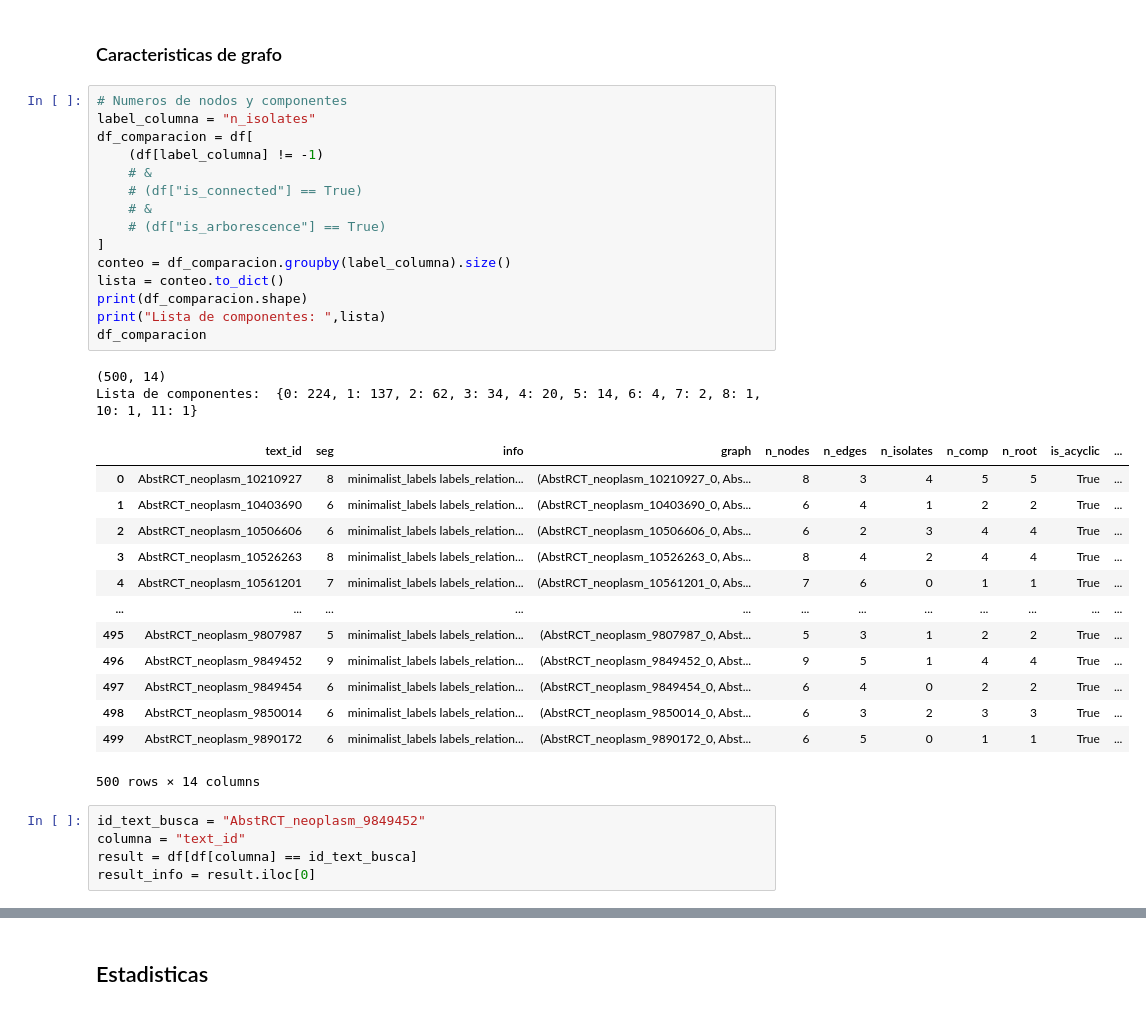
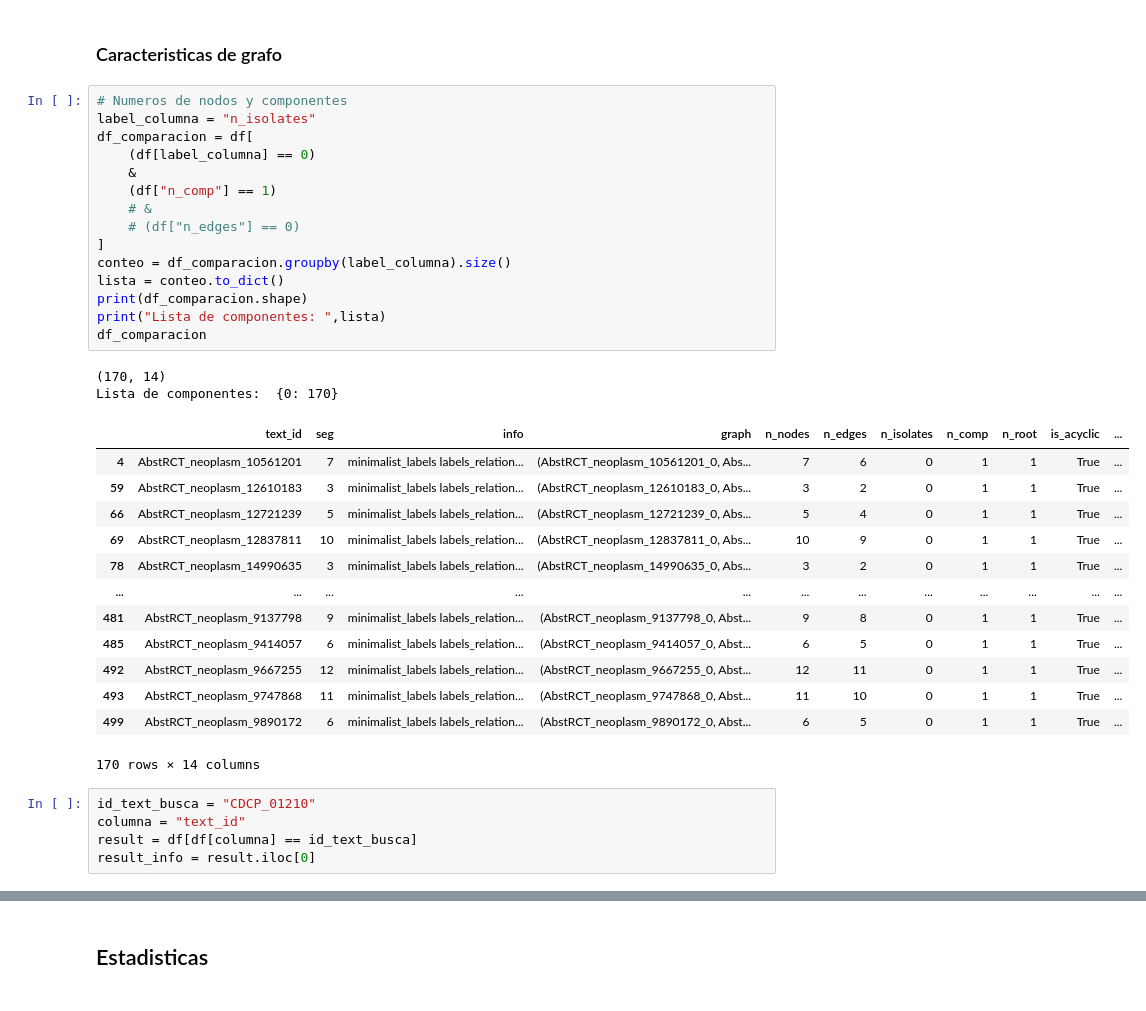
Before and after one commit to cfabianbarretop/argumentation-dataset, a Jupyter notebook: analisis_dataset/analisis_dataset_minimal_v5.ipynb, the cells around one changed output, grey strips where cells are left out. Drawn from its saved outputs; the diff is of its cells as text.

```diff
--- a/analisis_dataset/analisis_dataset_minimal_v5.ipynb
+++ b/analisis_dataset/analisis_dataset_minimal_v5.ipynb
@@ -161,36 +164,36 @@ df
 # %%
 # Numeros de nodos y componentes
 label_columna = "n_isolates"
 df_comparacion = df[
-    (df[label_columna] != -1)
+    (df[label_columna] == 0)
+    &
+    (df["n_comp"] == 1)
     # &
-    # (df["is_connected"] == True)
-    # &
-    # (df["is_arborescence"] == True)
+    # (df["n_edges"] == 0)
 ]
 conteo = df_comparacion.groupby(label_columna).size()
 lista = conteo.to_dict()
 print(df_comparacion.shape)
 print("Lista de componentes: ",lista)
 df_comparacion
 # %% [output]
-(500, 14)
-Lista de componentes:  {0: 224, 1: 137, 2: 62, 3: 34, 4: 20, 5: 14, 6: 4, 7: 2, 8: 1, 10: 1, 11: 1}
+(170, 14)
+Lista de componentes:  {0: 170}
 |  | text_id | seg | info | graph | n_nodes | n_edges | n_isolates | n_comp | n_root | is_acyclic | ... |
-| 0 | AbstRCT_neoplasm_10210927 | 8 | minimalist_labels labels_relation... | (AbstRCT_neoplasm_10210927_0, Abs... | 8 | 3 | 4 | 5 | 5 | True | ... |
-| 1 | AbstRCT_neoplasm_10403690 | 6 | minimalist_labels labels_relation... | (AbstRCT_neoplasm_10403690_0, Abs... | 6 | 4 | 1 | 2 | 2 | True | ... |
-| 2 | AbstRCT_neoplasm_10506606 | 6 | minimalist_labels labels_relation... | (AbstRCT_neoplasm_10506606_0, Abs... | 6 | 2 | 3 | 4 | 4 | True | ... |
-| 3 | AbstRCT_neoplasm_10526263 | 8 | minimalist_labels labels_relation... | (AbstRCT_neoplasm_10526263_0, Abs... | 8 | 4 | 2 | 4 | 4 | True | ... |
 | 4 | AbstRCT_neoplasm_10561201 | 7 | minimalist_labels labels_relation... | (AbstRCT_neoplasm_10561201_0, Abs... | 7 | 6 | 0 | 1 | 1 | True | ... |
+| 59 | AbstRCT_neoplasm_12610183 | 3 | minimalist_labels labels_relation... | (AbstRCT_neoplasm_12610183_0, Abs... | 3 | 2 | 0 | 1 | 1 | True | ... |
+| 66 | AbstRCT_neoplasm_12721239 | 5 | minimalist_labels labels_relation... | (AbstRCT_neoplasm_12721239_0, Abs... | 5 | 4 | 0 | 1 | 1 | True | ... |
+| 69 | AbstRCT_neoplasm_12837811 | 10 | minimalist_labels labels_relation... | (AbstRCT_neoplasm_12837811_0, Abs... | 10 | 9 | 0 | 1 | 1 | True | ... |
+| 78 | AbstRCT_neoplasm_14990635 | 3 | minimalist_labels labels_relation... | (AbstRCT_neoplasm_14990635_0, Abs... | 3 | 2 | 0 | 1 | 1 | True | ... |
 | ... | ... | ... | ... | ... | ... | ... | ... | ... | ... | ... | ... |
-| 495 | AbstRCT_neoplasm_9807987 | 5 | minimalist_labels labels_relation... | (AbstRCT_neoplasm_9807987_0, Abst... | 5 | 3 | 1 | 2 | 2 | True | ... |
-| 496 | AbstRCT_neoplasm_9849452 | 9 | minimalist_labels labels_relation... | (AbstRCT_neoplasm_9849452_0, Abst... | 9 | 5 | 1 | 4 | 4 | True | ... |
-| 497 | AbstRCT_neoplasm_9849454 | 6 | minimalist_labels labels_relation... | (AbstRCT_neoplasm_9849454_0, Abst... | 6 | 4 | 0 | 2 | 2 | True | ... |
-| 498 | AbstRCT_neoplasm_9850014 | 6 | minimalist_labels labels_relation... | (AbstRCT_neoplasm_9850014_0, Abst... | 6 | 3 | 2 | 3 | 3 | True | ... |
+| 481 | AbstRCT_neoplasm_9137798 | 9 | minimalist_labels labels_relation... | (AbstRCT_neoplasm_9137798_0, Abst... | 9 | 8 | 0 | 1 | 1 | True | ... |
+| 485 | AbstRCT_neoplasm_9414057 | 6 | minimalist_labels labels_relation... | (AbstRCT_neoplasm_9414057_0, Abst... | 6 | 5 | 0 | 1 | 1 | True | ... |
+| 492 | AbstRCT_neoplasm_9667255 | 12 | minimalist_labels labels_relation... | (AbstRCT_neoplasm_9667255_0, Abst... | 12 | 11 | 0 | 1 | 1 | True | ... |
+| 493 | AbstRCT_neoplasm_9747868 | 11 | minimalist_labels labels_relation... | (AbstRCT_neoplasm_9747868_0, Abst... | 11 | 10 | 0 | 1 | 1 | True | ... |
 | 499 | AbstRCT_neoplasm_9890172 | 6 | minimalist_labels labels_relation... | (AbstRCT_neoplasm_9890172_0, Abst... | 6 | 5 | 0 | 1 | 1 | True | ... |
-500 rows × 14 columns
+170 rows × 14 columns
 # %%
-id_text_busca = "AbstRCT_neoplasm_9849452"
+id_text_busca = "CDCP_01210"
 columna = "text_id"
 result = df[df[columna] == id_text_busca]
 result_info = result.iloc[0]
```
Also changed, not shown: parts of 16 cells of this notebook.
